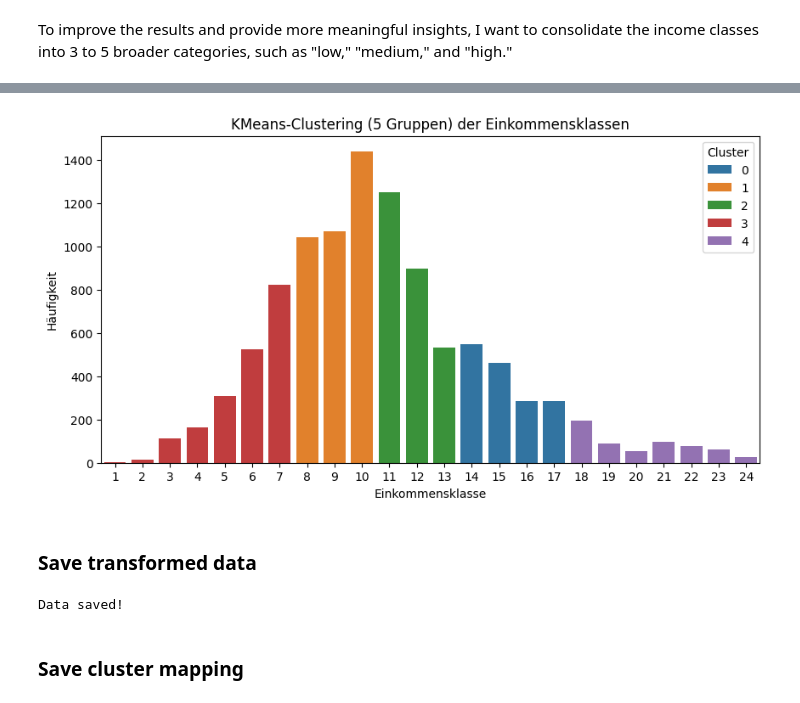
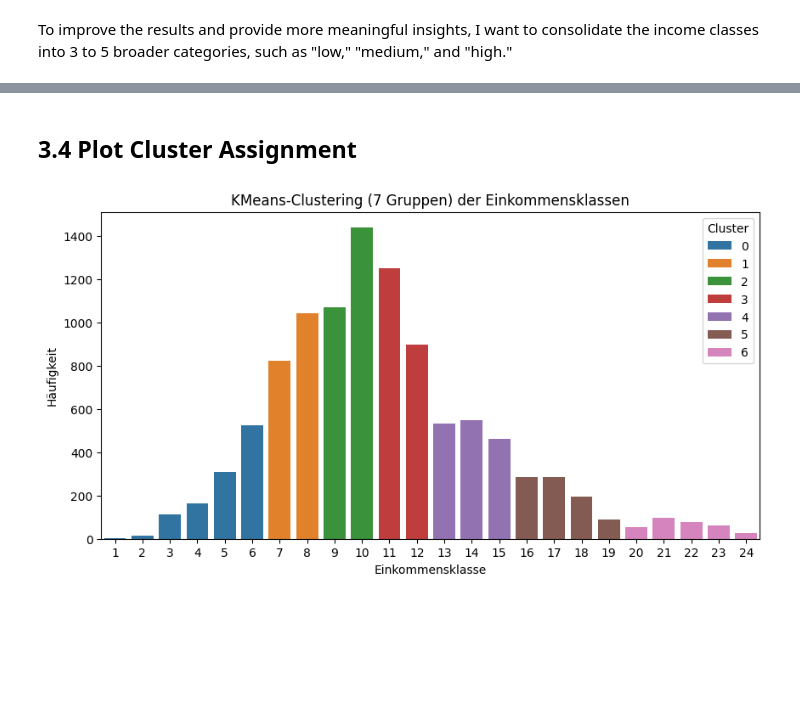
Before and after one commit to arne2204/Probabilistic-Machine-Learning_lecture-PROJECTS, a Jupyter notebook: projects/13-3NTXXXX_microcensus_income/notebooks/02_income_clustering.ipynb, the cells around one changed output, grey strips where cells are left out. Saved outputs shown, nothing was run; the diff lists cells and outputs as text; code cells hidden in the pictures; blank space fills up the shorter version.

```diff
--- a/projects/13-3NTXXXX_microcensus_income/notebooks/02_income_clustering.ipynb
+++ b/projects/13-3NTXXXX_microcensus_income/notebooks/02_income_clustering.ipynb
@@ -5,6 +7,7 @@ import seaborn as sns
 import numpy as np
 from basic_functions import data_load, save_df, get_base_path
 # %%
-df = data_load("data/y_train.csv")
+X_train = data_load("data/X_train.csv")
+y_train = data_load("data/y_train.csv")
 # %% [output]
 Data loaded!
@@ -44,0 +101,31 @@ x = np.arange(1,25).reshape(-1,1)
+# %%
+import numpy as np
+import matplotlib.pyplot as plt
+from sklearn.cluster import KMeans
+from sklearn.metrics import silhouette_samples, silhouette_score
+
+# --- Vorbereitung ---
+income_classes = np.arange(1, 25).reshape(-1, 1)   # 1..24
+y_series = y_train["income"].squeeze()
+counts = y_series.value_counts().sort_index()
+counts.index = counts.index.astype(int)
+sample_weights = counts.reindex(range(1, 25), fill_value=0).values
+
+n_clusters = 7
+
+# --- KMeans auf Klassen mit Gewichten ---
+kmeans = KMeans(n_clusters=n_clusters, n_init=100, random_state=42)
+kmeans.fit(income_classes, sample_weight=sample_weights)
+
+# Zentren sortieren (niedrig -> hoch) und Labels umcodieren
+centers = kmeans.cluster_centers_.flatten()
+order = np.argsort(centers)                           # z.B. [3,1,2,0]
+label_map = {old: new for new, old in enumerate(order)}
+
+# Klassenlabels (pro Einkommensklasse) nach der Sortierung
+labels_per_class_sorted_km = np.array([label_map[l] for l in kmeans.labels_])
+
+# Mapping Klasse -> sortiertes Cluster
+income_to_cluster_sorted_km = {
+    cls: lab for cls, lab in zip(income_classes.flatten(), labels_per_class_sorted_km)
+}
@@ -45,10 +173,12 @@ x = np.arange(1,25).reshape(-1,1)
+# %% [markdown]
+## 3.4 Plot Cluster Assignment
 # %%
 plt.figure(figsize=(10, 5))
-sns.barplot(x=x.flatten(), y=counts, hue=labels, dodge=False, palette='tab10')
+sns.barplot(x=income_classes.flatten(), y=counts, hue=labels_per_class_sorted_km, dodge=False, palette='tab10')
 plt.xlabel('Einkommensklasse')
 plt.ylabel('Häufigkeit')
 plt.title(f'KMeans-Clustering ({n_clusters} Gruppen) der Einkommensklassen')
 plt.legend(title='Cluster')
 plt.show()
 # %% [output]
-[figure, old version]
+[figure, new version]
@@ -68,8 +184,0 @@ df["income"] = df["income"].map(cluster_to_label)
-# %% [markdown]
-### Save transformed data
-# %%
-save_df(df, "data/y_train_clustered.csv")
-# %% [output]
-Data saved!
-# %% [markdown]
-### Save cluster mapping
```
Also changed, not shown: parts of 36 cells of this notebook, 7 other files.
